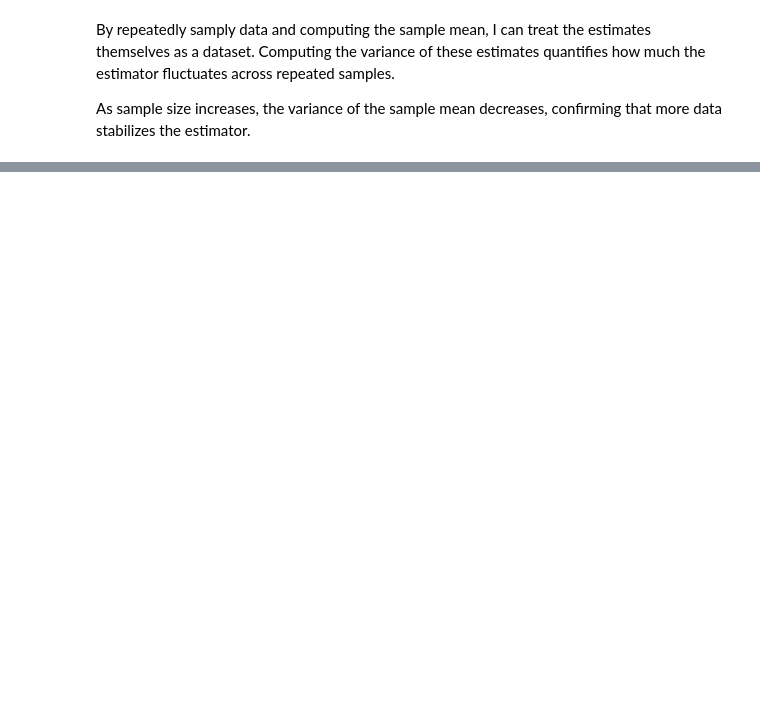
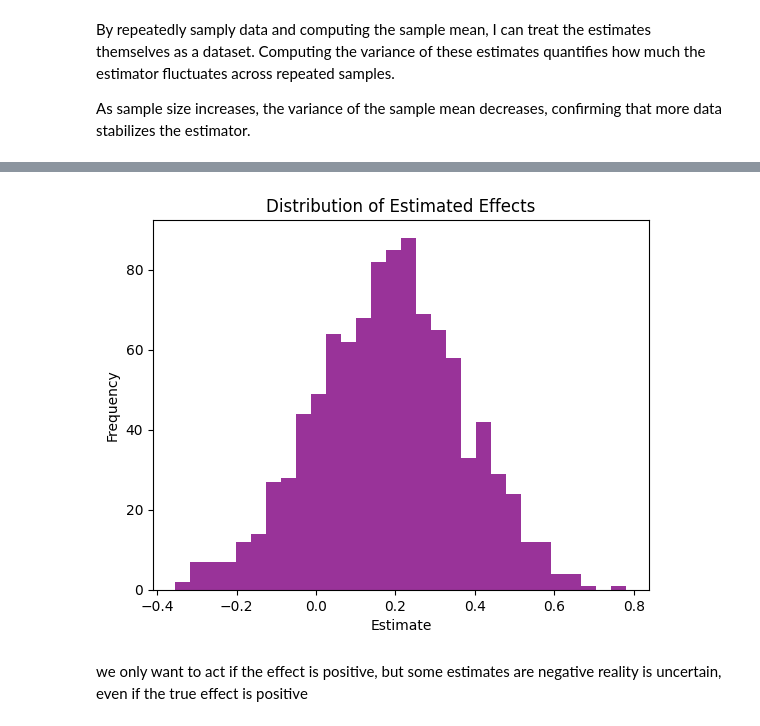
Before and after one commit to julie-dfx/causal-decision-analytics, a Jupyter notebook: 00_reboot_01_statistics_from_scratch.ipynb, the cells around one changed output, grey strips where cells are left out. Saved outputs shown, nothing was run; the diff lists cells and outputs as text; code cells hidden in the pictures; blank space fills up the shorter version.

Commit message:
Day 3: from estimator uncertainty to decision thresholds

```diff
--- a/00_reboot_01_statistics_from_scratch.ipynb
+++ b/00_reboot_01_statistics_from_scratch.ipynb
@@ -210,0 +242,25 @@ bootstrap_ci(bootstrap_estimates) #issue with float
+# %%
+#Simulate an estimated effect
+def simulate_estimated_effect(true_effect, n=30, noise_std=1.0):
+    """
+    Simulate an estimated effect as the true effect + sime noise
+    """
+    noise = random.gauss(0, noise_std / math.sqrt(n))
+    return true_effect + noise
+# %%
+def simulate_estimates(true_effect, n_sim=1000):
+    return [simulate_estimated_effect(true_effect) for _ in range(n_sim)]
+# %%
+estimates = simulate_estimates(true_effect=0.2)
+# %%
+#visualise uncertainty
+plt.hist(estimates, bins=30, alpha=0.8, color='purple')
+plt.title("Distribution of Estimated Effects")
+plt.xlabel("Estimate")
+plt.ylabel("Frequency")
+plt.show()
+# %% [output]
+[figure, added]
+# %% [markdown]
+we only want to act if the effect is positive, but some estimates are negative
+reality is uncertain, even if the true effect is positive
```
Also changed, not shown: parts of 14 cells of this notebook.
